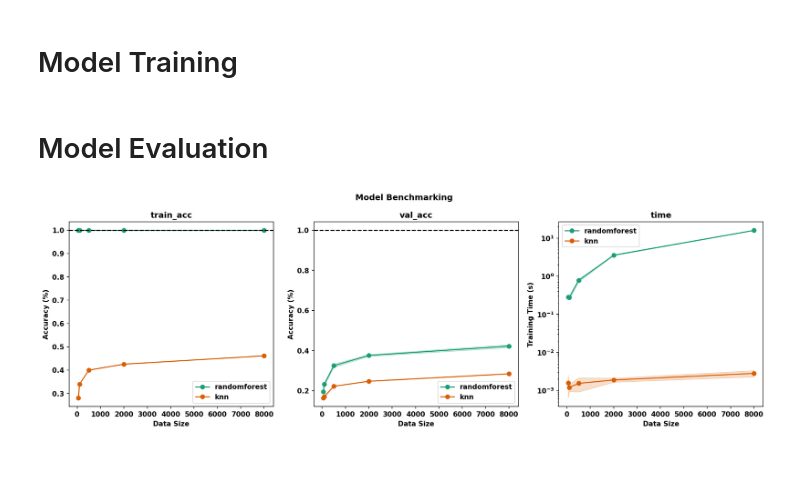
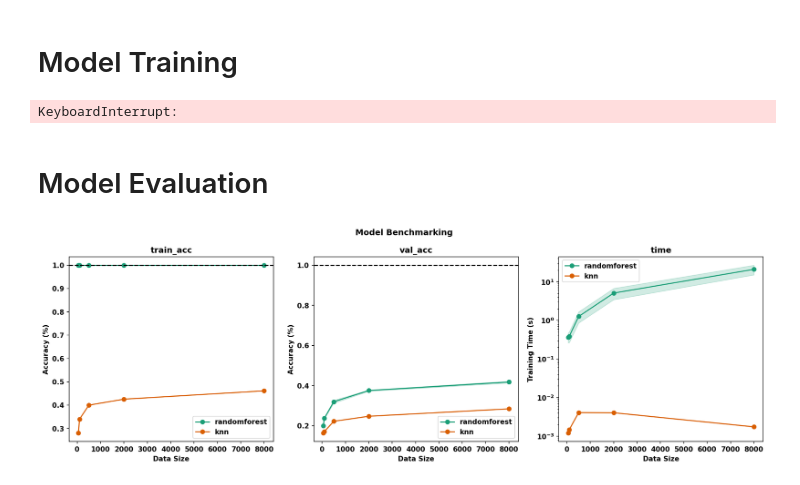
Before and after one commit to binDebug3/MLArchitecture, a Jupyter notebook: Benchmark Tests/cifar10.ipynb, the cells around one changed output. Cells and saved outputs as stored; diff of their text form; code cells hidden in the pictures.

```diff
--- a/Benchmark Tests/cifar10.ipynb
+++ b/Benchmark Tests/cifar10.ipynb
@@ -29,7 +27,7 @@ def unpickle(file):
     return dict
 
 # load cifar dataset from files
-batch1 = unpickle('../data/cifar-10-batches-py/data_batch_1')
+batch1 = unpickle('data/cifar-10-batches-py/data_batch_1')
 X = batch1[b'data']
 y = np.array(batch1[b'labels'])
 
@@ -37,8 +35,18 @@ y = np.array(batch1[b'labels'])
 test_size = 0.2
 train_size = 1 - test_size
 random_state = 42
-X_train, X_test, y_train, y_test = train_test_split(X, y, test_size=test_size, random_state=random_state, shuffle=True)
-
+first_size = 50
+n_classes = len(set(y))
+count = 0
+print("Shuffling:", end=" ")
+while True:
+    X_train, X_test, y_train, y_test = train_test_split(X, y, test_size=test_size, random_state=random_state, shuffle=True)
+    # make sure there are at least lmnn_default_params of each class in the training set
+    if all([sum(y_train[:first_size] == uclass) >= lmnn_default_neighbors for uclass in set(y_train)]):
+        break
+    count += 1
+    print(count, end=", ")
+print(f"\nTrain set has {len(set(y_train))} classes and test set has {len(set(y_test))} classes")
 print("X shape: ", X_train.shape)
 print("y shape: ", y_train.shape)
 
@@ -51,7 +61,7 @@ y shape:  (8000,)
 # %%
 # customize based on training data
 dataset_name = "cifar10"
-data_sizes = [50, 100, 500, 2000, 8000]
+data_sizes = [first_size, 100, 500, 2000, 8000]
 datetime = dt.datetime.now().strftime(date_format)
 experiment_info = (dataset_name, data_sizes, X_train, y_train, X_test, y_test)
 constants = (data_sizes, datetime, dataset_name)
@@ -74,7 +84,7 @@ if new_set:
     datetime = dt.datetime.now().strftime(date_format)
 model_name = 'knn'
 
-knn_results = benchmark_ml(model_name, experiment_info, datetime)
+knn_results = benchmark_ml(model_name, experiment_info, datetime, repeat=1)
 benchmarking.update(knn_results)
 # %%
 # CONVULUTIONAL NEURAL NETWORK
@@ -88,6 +98,11 @@ new_set = False
 if new_set:
     datetime = dt.datetime.now().strftime(date_format)
 model_name = 'metric'
+
+metric_results = benchmark_ml(model_name, experiment_info, datetime, repeat=1)
+benchmarking.update(metric_results)
+# %% [output]
+KeyboardInterrupt:
 # %%
 # OUR MODEL
 new_set = False
@@ -101,10 +116,9 @@ model_name = 'ours'
 # Model Evaluation
 # %%
 plot_results(benchmarking, constants,
-             save_fig=True,
-             from_data=False)
+             save_fig=True, replace_fig=True, from_data=False)
 # %% [output]
-[figure, old version]
+[figure, new version]
 # %%
 # pretty print the benchmarking results
 pp.pprint(benchmarking)
```
Also changed, not shown: parts of 3 cells of this notebook, 34 other files.
